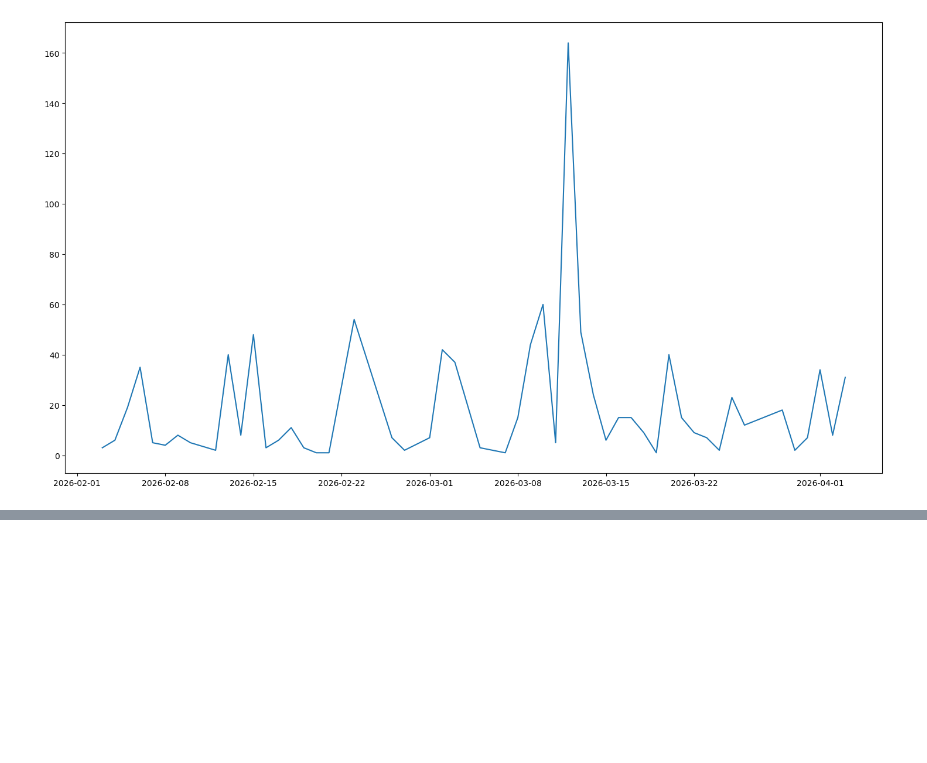
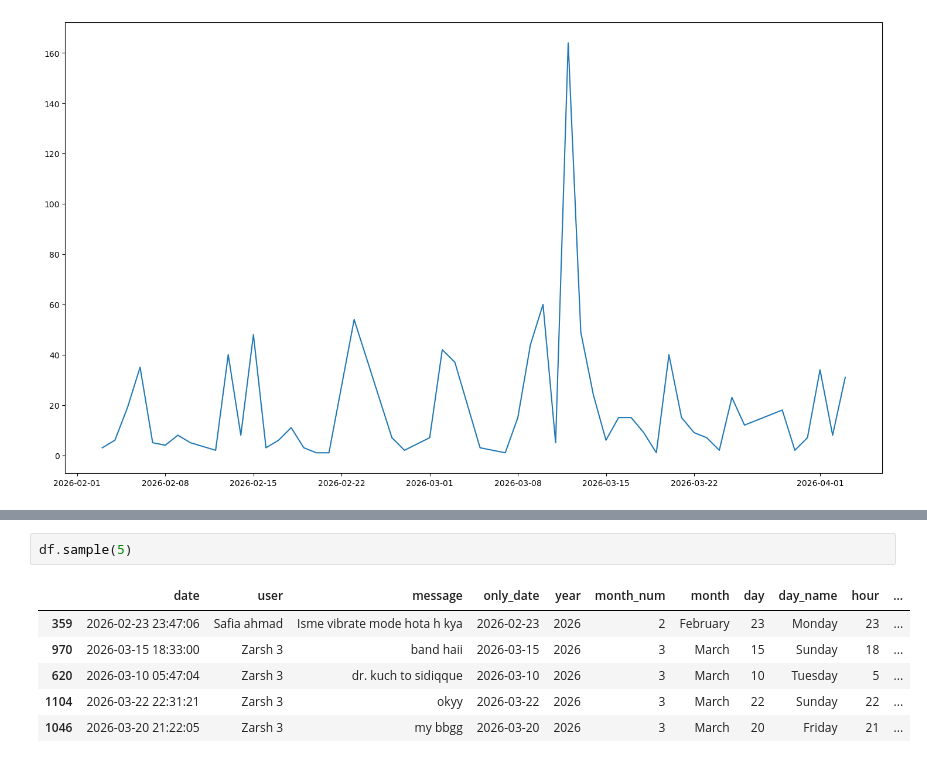
Before and after one commit to safia-ahmad/whatsapp-chat-analysis, a Jupyter notebook: whatsapp.ipynb, the cells around one changed output, grey strips where cells are left out. Cells and saved outputs as stored; diff of their text form; blank space fills up the shorter version.

```diff
--- a/whatsapp.ipynb
+++ b/whatsapp.ipynb
@@ -406,0 +432,9 @@ plt.plot(daily_timeline['only_date'], daily_timeline['message'])
+# %%
+df.sample(5)
+# %% [output]
+|  | date | user | message | only_date | year | month_num | month | day | day_name | hour | ... |
+| 359 | 2026-02-23 23:47:06 | Safia ahmad | Isme vibrate mode hota h kya | 2026-02-23 | 2026 | 2 | February | 23 | Monday | 23 | ... |
+| 970 | 2026-03-15 18:33:00 | Zarsh 3 | band haii | 2026-03-15 | 2026 | 3 | March | 15 | Sunday | 18 | ... |
+| 620 | 2026-03-10 05:47:04 | Zarsh 3 | dr. kuch to sidiqque | 2026-03-10 | 2026 | 3 | March | 10 | Tuesday | 5 | ... |
+| 1104 | 2026-03-22 22:31:21 | Zarsh 3 | okyy | 2026-03-22 | 2026 | 3 | March | 22 | Sunday | 22 | ... |
+| 1046 | 2026-03-20 21:22:05 | Zarsh 3 | my bbgg | 2026-03-20 | 2026 | 3 | March | 20 | Friday | 21 | ... |
```
Also changed, not shown: parts of 3 cells of this notebook, 3 other files.
